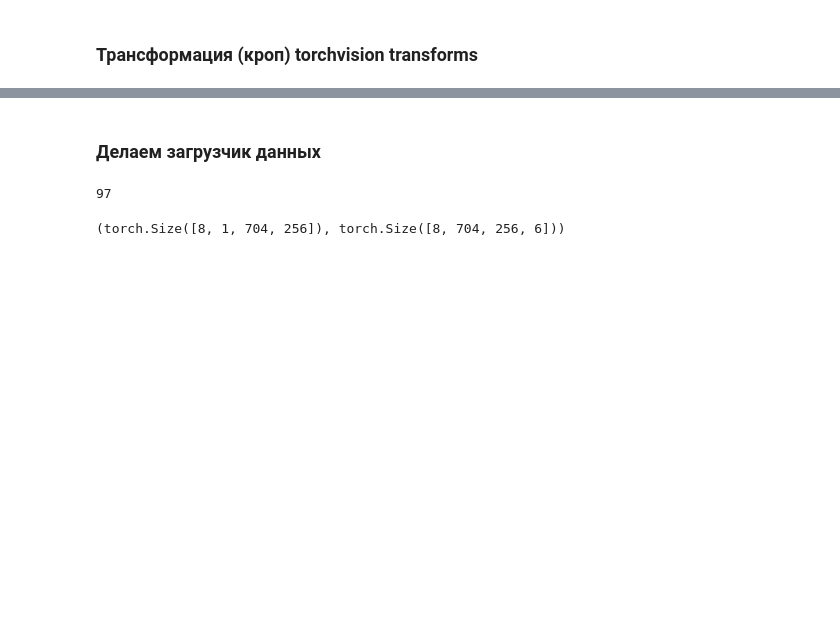
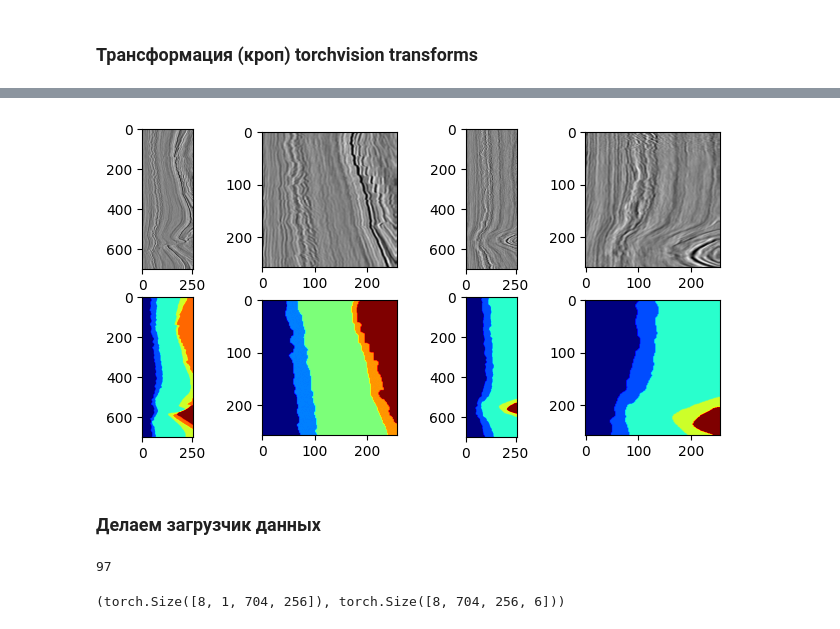
Before and after one commit to ravilkooo/ravil_project, a Jupyter notebook: unet_from_inet.ipynb, the cells around one changed output, grey strips where cells are left out. Saved outputs shown, nothing was run; the diff lists cells and outputs as text; code cells hidden in the pictures; blank space fills up the shorter version.

```diff
--- a/unet_from_inet.ipynb
+++ b/unet_from_inet.ipynb
@@ -51,3 +103,16 @@ import torchvision
+# %%
+fig, axs = plt.subplots(nrows=2, ncols=4, figsize=(8, 4))
+for i, image in enumerate(seismic_arr):
+    stacked = np.stack([image, labels_arr[i]], axis=-1)
+    stacked = rand_crop_1(stacked)
+    im, lbl = torch.chunk(stacked, chunks=2, dim=0)
+    axs[0][2*i].imshow(image, cmap='gray')
+    axs[0][2*i+1].imshow(im.permute(1,2,0), cmap='gray')
+    axs[1][2*i].imshow(labels_arr[i], cmap='jet')
+    axs[1][2*i+1].imshow(lbl.permute(1,2,0), cmap='jet')
+plt.show()
+# %% [output]
+[figure, added]
 # %% [markdown]
 ### Делаем загрузчик данных
 # %%
```
Also changed, not shown: parts of 17 cells of this notebook, 4 other files.
